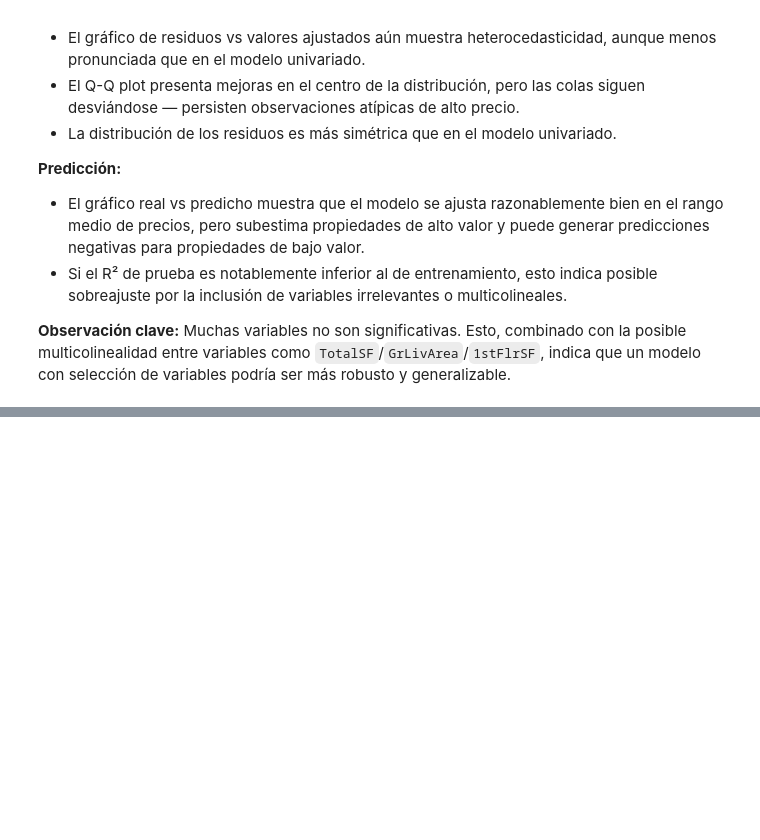
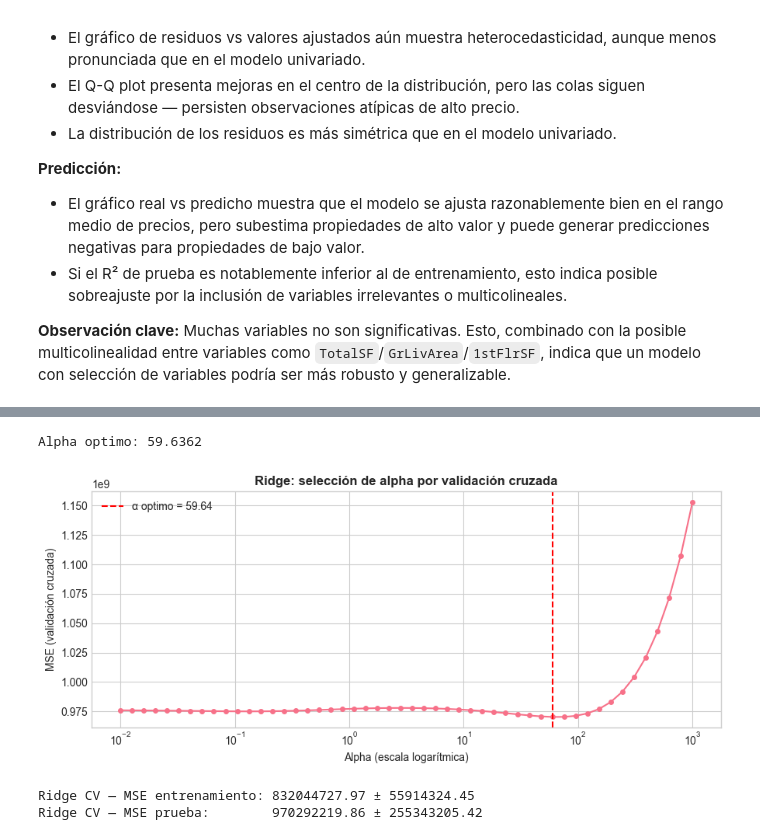
Before and after one commit to nicoCT04/Lab3MD, a Jupyter notebook: lab3.ipynb, the cells around one changed output, grey strips where cells are left out. Drawn from its saved outputs; the diff is of its cells as text; code cells hidden in the pictures; blank space fills up the shorter version.

```diff
--- a/lab3.ipynb
+++ b/lab3.ipynb
@@ -1363,0 +1377,63 @@ Muchas variables no son significativas. Esto, combinado con la posible multicoli
+# %%
+from sklearn.linear_model import Ridge, RidgeCV, Lasso, LassoCV
+from sklearn.pipeline import make_pipeline
+from sklearn.preprocessing import StandardScaler
+from sklearn.model_selection import ShuffleSplit, cross_validate, cross_val_score
+
+# Datos de entrada: mismas variables numericas que el modelo multiple
+X_ridge_train = X_train[numeric_features]
+X_ridge_test  = X_test[numeric_features]
+
+# Rango de alphas a evaluar (escala logaritmica)
+alphas_ridge = np.logspace(-2, 3, num=50)
+
+# CV compartido para Ridge y Lasso
+cv_split = ShuffleSplit(n_splits=5, test_size=0.2, random_state=RANDOM_SEED)
+
+# --- Paso 1: Curva MSE vs alpha (cross_val_score por cada alpha) ---
+# Nota: store_cv_results=True es incompatible con cv != None en sklearn,
+# por eso calculamos la curva manualmente con cross_val_score.
+mse_por_alpha_ridge = []
+for alpha in alphas_ridge:
+    scores = cross_val_score(
+        make_pipeline(StandardScaler(), Ridge(alpha=alpha)),
+        X_ridge_train, y_train,
+        cv=cv_split,
+        scoring="neg_mean_squared_error",
+        n_jobs=-1
+    )
+    mse_por_alpha_ridge.append(-scores.mean())
+
+alpha_ridge_optimo = alphas_ridge[np.argmin(mse_por_alpha_ridge)]
+print(f"Alpha optimo: {alpha_ridge_optimo:.4f}")
+
+plt.figure(figsize=(9, 4))
+plt.semilogx(alphas_ridge, mse_por_alpha_ridge, marker='o', markersize=4)
+plt.axvline(alpha_ridge_optimo, color='red', linestyle='--',
+            label=f'α optimo = {alpha_ridge_optimo:.2f}')
+plt.xlabel('Alpha (escala logarítmica)')
+plt.ylabel('MSE (validación cruzada)')
+plt.title('Ridge: selección de alpha por validación cruzada', fontweight='bold')
+plt.legend()
+plt.tight_layout()
+plt.show()
+
+# --- Paso 2: Evaluar generalizacion del modelo con el alpha optimo ---
+cv_results_ridge = cross_validate(
+    make_pipeline(StandardScaler(), Ridge(alpha=alpha_ridge_optimo)),
+    X_ridge_train, y_train,
+    cv=cv_split,
+    scoring="neg_mean_squared_error",
+    return_train_score=True,
+    n_jobs=-1
+)
+
+train_mse_ridge = -cv_results_ridge["train_score"]
+test_mse_ridge  = -cv_results_ridge["test_score"]
+print(f"Ridge CV — MSE entrenamiento: {train_mse_ridge.mean():.2f} ± {train_mse_ridge.std():.2f}")
+print(f"Ridge CV — MSE prueba:        {test_mse_ridge.mean():.2f} ± {test_mse_ridge.std():.2f}")
+# %% [output]
+Alpha optimo: 59.6362
+[figure, added]
+Ridge CV — MSE entrenamiento: 832044727.97 ± 55914324.45
+Ridge CV — MSE prueba:        970292219.86 ± 255343205.42
```
Also changed, not shown: parts of 18 cells of this notebook.
